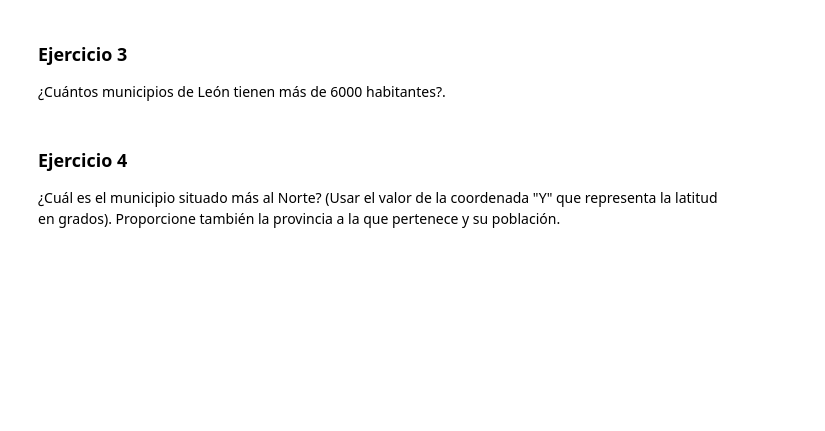
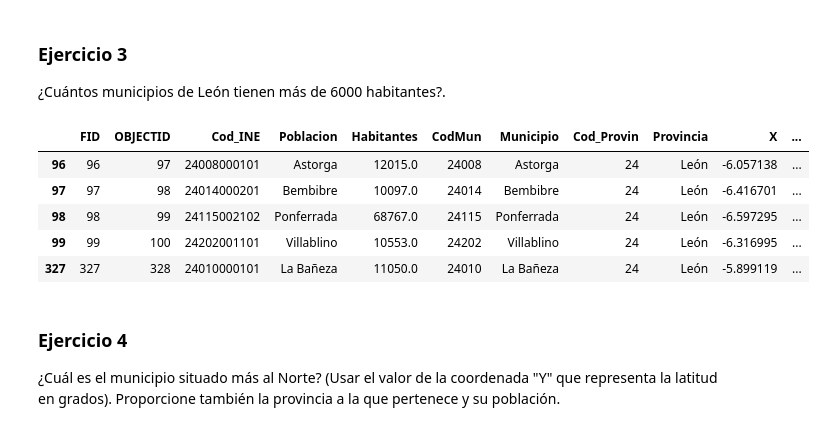
Before and after one commit to yerartdev/uc-m1967-mdsi, a Jupyter notebook: d8/TareaPandas.ipynb, the cells around one changed output. Saved outputs shown, nothing was run; the diff lists cells and outputs as text; code cells hidden in the pictures; blank space fills up the shorter version.

```diff
--- a/d8/TareaPandas.ipynb
+++ b/d8/TareaPandas.ipynb
@@ -190,6 +216,19 @@ Escriba los nombres de los 10 municipios con menos población.
 ### Ejercicio 3
 
 ¿Cuántos municipios de León tienen más de 6000 habitantes?.
+# %%
+#::GMG::Aquí en primer lugar tenemos que seleccionar todas las poblaciones
+#       dentro de la provincia de León e indexarlos con un condicional
+#       sobre el número de sus habitantes
+poblaciones_leon = ndp[ndp['Provincia'] == 'León']
+poblaciones_leon.head()
+# %% [output]
+|  | FID | OBJECTID | Cod_INE | Poblacion | Habitantes | CodMun | Municipio | Cod_Provin | Provincia | X | ... |
+| 96 | 96 | 97 | 24008000101 | Astorga | 12015.0 | 24008 | Astorga | 24 | León | -6.057138 | ... |
+| 97 | 97 | 98 | 24014000201 | Bembibre | 10097.0 | 24014 | Bembibre | 24 | León | -6.416701 | ... |
+| 98 | 98 | 99 | 24115002102 | Ponferrada | 68767.0 | 24115 | Ponferrada | 24 | León | -6.597295 | ... |
+| 99 | 99 | 100 | 24202001101 | Villablino | 10553.0 | 24202 | Villablino | 24 | León | -6.316995 | ... |
+| 327 | 327 | 328 | 24010000101 | La Bañeza | 11050.0 | 24010 | La Bañeza | 24 | León | -5.899119 | ... |
 # %% [markdown]
 ### Ejercicio 4
 
```
Also changed, not shown: parts of 1 cell of this notebook.
